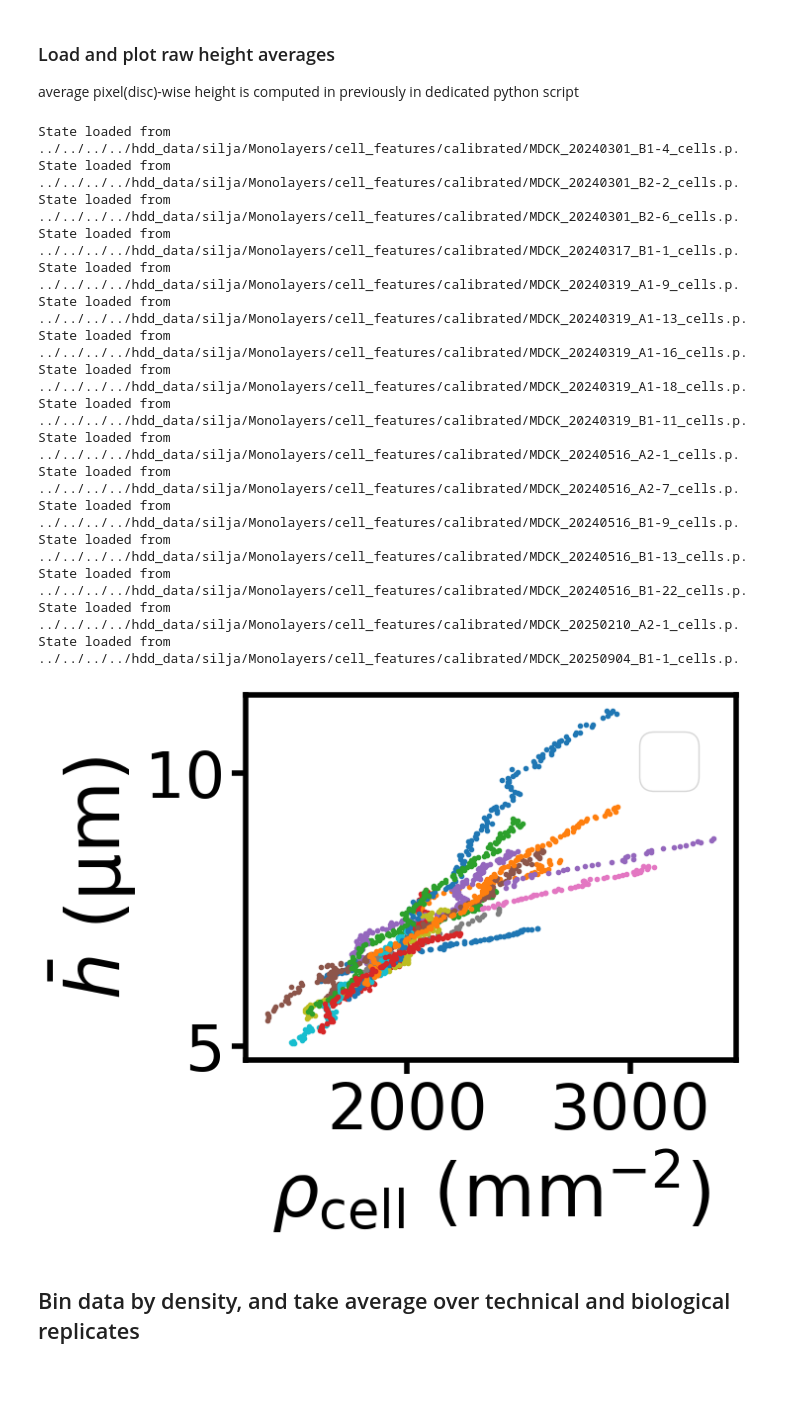
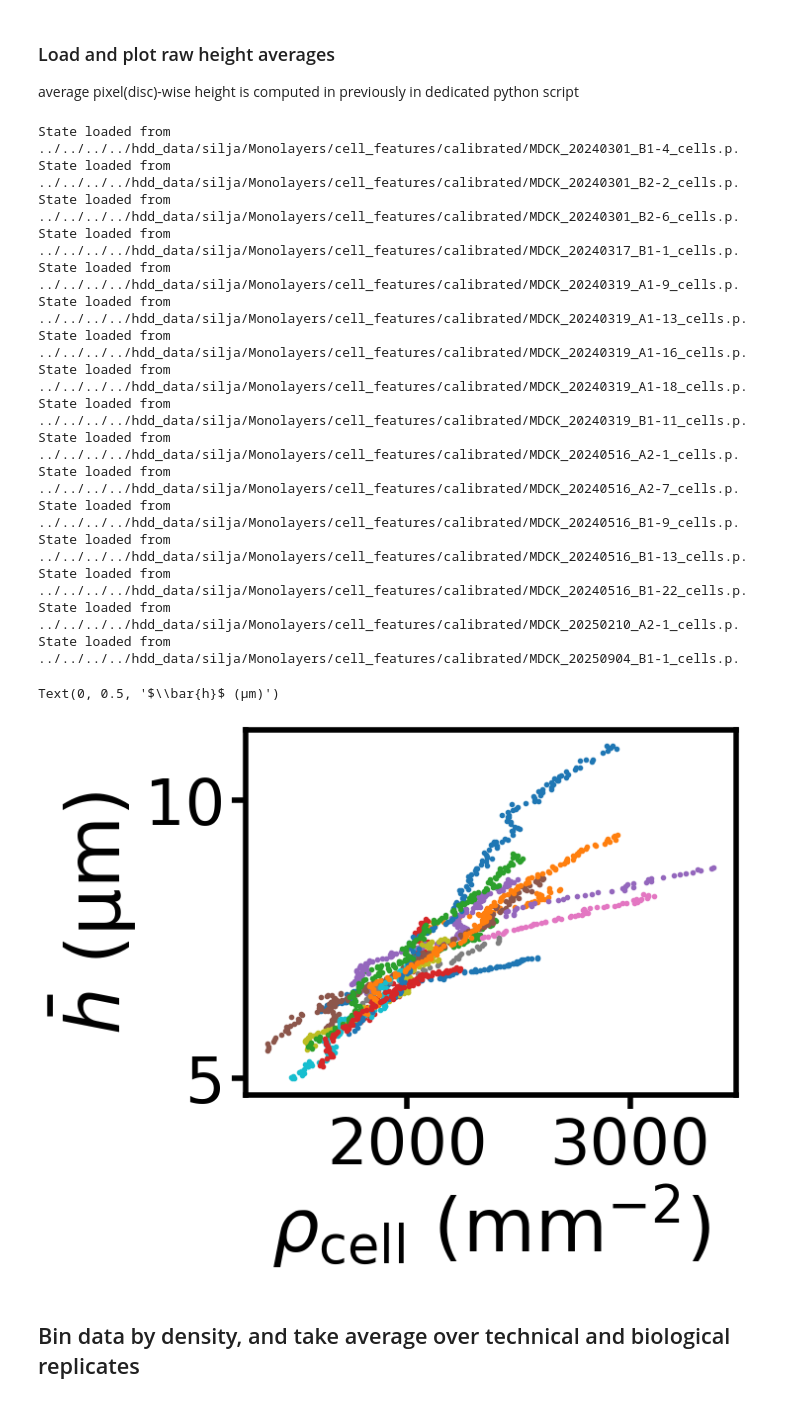
Before and after one commit to siljabl/MDCK-QPI, a Jupyter notebook: scripts/visualization/plot_field_average_evolution.ipynb, the cells around one changed output. Saved outputs shown, nothing was run; the diff lists cells and outputs as text; code cells hidden in the pictures.

```diff
--- a/scripts/visualization/plot_field_average_evolution.ipynb
+++ b/scripts/visualization/plot_field_average_evolution.ipynb
@@ -52,38 +50,39 @@ h_stds  = []
 densities = []
 
 for dataset in datasets:
     cells = SegmentedCells(f"{data_path}cell_features/calibrated/{dataset}_cells.p")
 
-    h_means.append(np.load(f"data/mean_evolutions/{dataset}_h_{measure}_mean.npy"))
-    h_stds. append(np.load(f"data/mean_evolutions/{dataset}_h_{measure}_std.npy") )
+    h_means.append(np.load(f"results/mean_evolutions/{dataset}_h_{measure}_mean.npy"))
+    h_stds. append(np.load(f"results/mean_evolutions/{dataset}_h_{measure}_std.npy") )
     densities.append(cells.density)
 
 
 # Plot averages of every dataset
 for rho, h, dataset in zip(densities, h_means, datasets):
-    plt.plot(rho, h, '.')
+    plt.plot(rho, h, '.', label=dataset)
 
 plt.xlabel(r"$\rho_{\text{cell}}$ (mm$^{-2}$)")
 plt.ylabel(r"$\bar{h}$ (µm)")
-plt.legend();
+# plt.legend();
 # %% [output]
 State loaded from ../../../../hdd_data/silja/Monolayers/cell_features/calibrated/MDCK_20240301_B1-4_cells.p.
 State loaded from ../../../../hdd_data/silja/Monolayers/cell_features/calibrated/MDCK_20240301_B2-2_cells.p.
 State loaded from ../../../../hdd_data/silja/Monolayers/cell_features/calibrated/MDCK_20240301_B2-6_cells.p.
 State loaded from ../../../../hdd_data/silja/Monolayers/cell_features/calibrated/MDCK_20240317_B1-1_cells.p.
 State loaded from ../../../../hdd_data/silja/Monolayers/cell_features/calibrated/MDCK_20240319_A1-9_cells.p.
 State loaded from ../../../../hdd_data/silja/Monolayers/cell_features/calibrated/MDCK_20240319_A1-13_cells.p.
 State loaded from ../../../../hdd_data/silja/Monolayers/cell_features/calibrated/MDCK_20240319_A1-16_cells.p.
 State loaded from ../../../../hdd_data/silja/Monolayers/cell_features/calibrated/MDCK_20240319_A1-18_cells.p.
 State loaded from ../../../../hdd_data/silja/Monolayers/cell_features/calibrated/MDCK_20240319_B1-11_cells.p.
 State loaded from ../../../../hdd_data/silja/Monolayers/cell_features/calibrated/MDCK_20240516_A2-1_cells.p.
 State loaded from ../../../../hdd_data/silja/Monolayers/cell_features/calibrated/MDCK_20240516_A2-7_cells.p.
 State loaded from ../../../../hdd_data/silja/Monolayers/cell_features/calibrated/MDCK_20240516_B1-9_cells.p.
 State loaded from ../../../../hdd_data/silja/Monolayers/cell_features/calibrated/MDCK_20240516_B1-13_cells.p.
 State loaded from ../../../../hdd_data/silja/Monolayers/cell_features/calibrated/MDCK_20240516_B1-22_cells.p.
 State loaded from ../../../../hdd_data/silja/Monolayers/cell_features/calibrated/MDCK_20250210_A2-1_cells.p.
 State loaded from ../../../../hdd_data/silja/Monolayers/cell_features/calibrated/MDCK_20250904_B1-1_cells.p.
+Text(0, 0.5, '$\\bar{h}$ (µm)')
-[figure, old version]
+[figure, new version]
 # %% [markdown]
 ## Bin data by density, and take average over technical and biological replicates
 # %%
```
Also changed, not shown: parts of 5 cells of this notebook.
